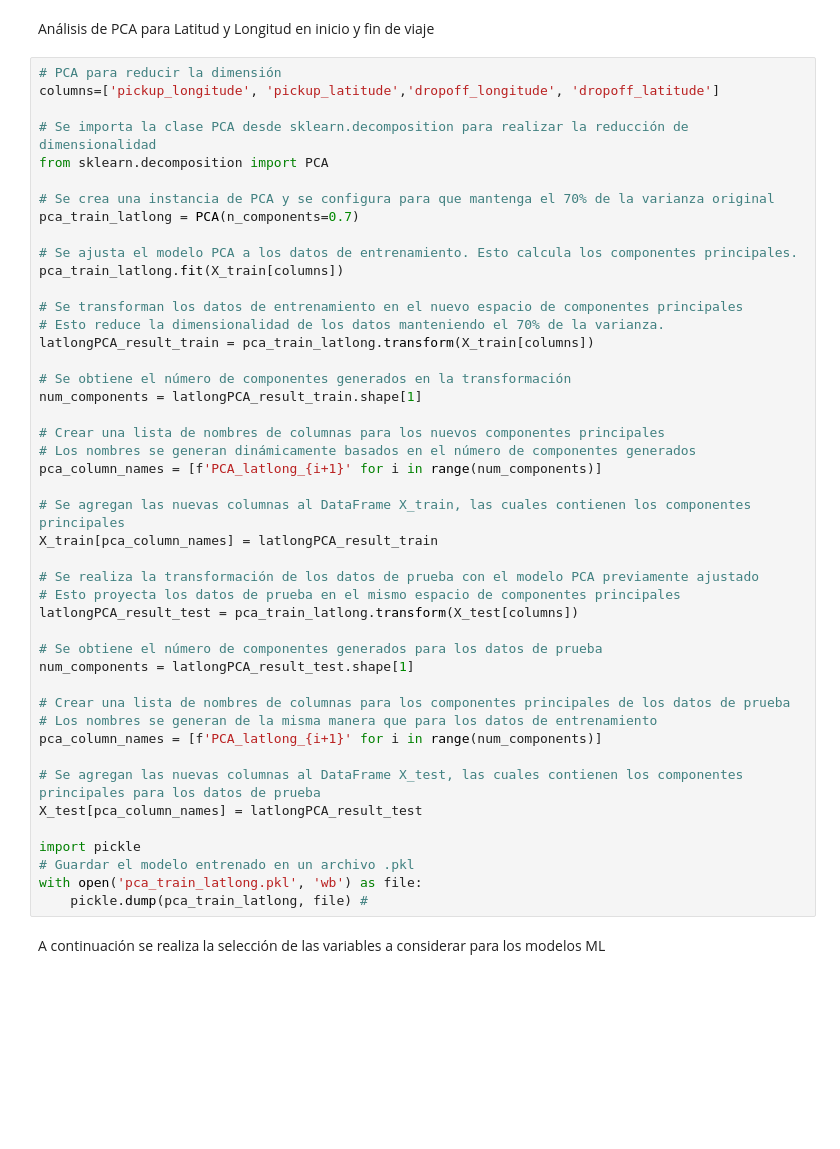
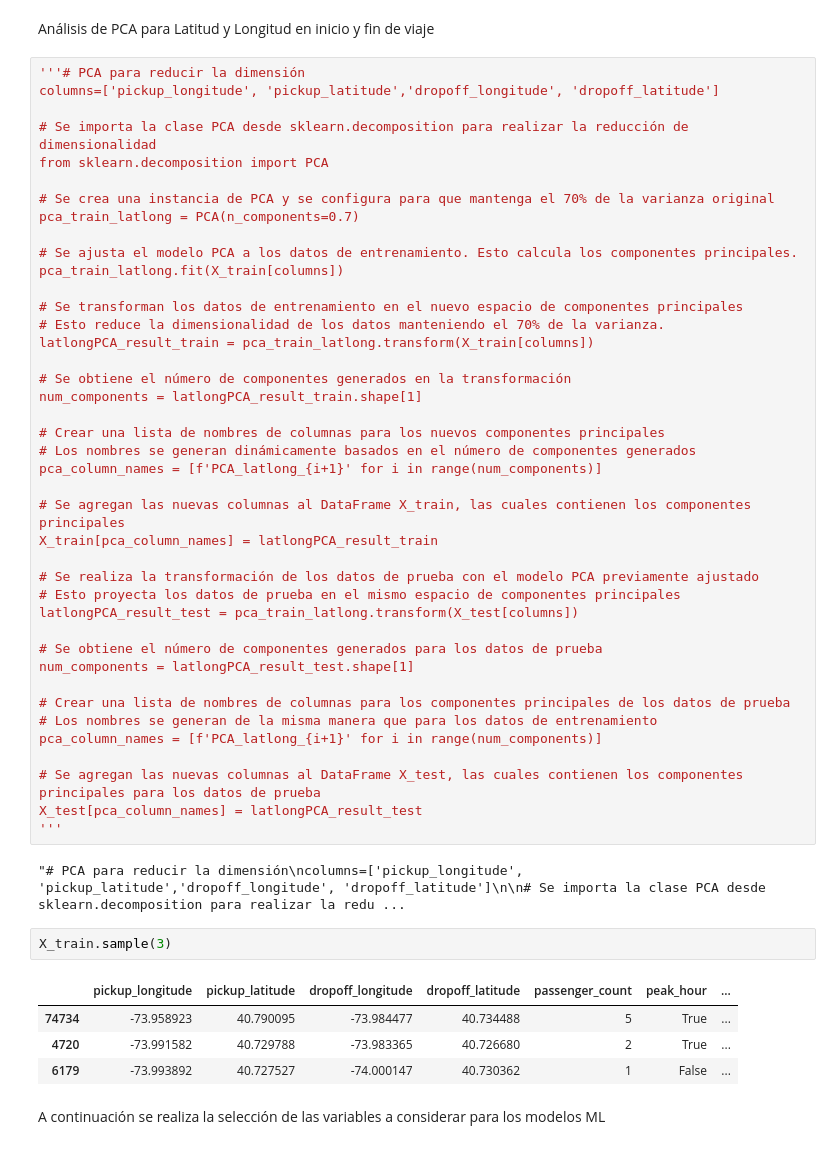
Before and after one commit to gerardoJI/ml_taxi, a Jupyter notebook: notebooks/ml.ipynb, the cells around one changed output. Cells and saved outputs as stored; diff of their text form; blank space fills up the shorter version.

```diff
--- a/notebooks/ml.ipynb
+++ b/notebooks/ml.ipynb
@@ -69,7 +71,7 @@ X_train, X_test, y_train, y_test = train_test_split(features, target, test_size
 # %% [markdown]
 Análisis de PCA para Latitud y Longitud en inicio y fin de viaje
 # %%
-# PCA para reducir la dimensión
+'''# PCA para reducir la dimensión
 columns=['pickup_longitude', 'pickup_latitude','dropoff_longitude', 'dropoff_latitude']
 
 # Se importa la clase PCA desde sklearn.decomposition para realizar la reducción de dimensionalidad
@@ -108,11 +110,16 @@ pca_column_names = [f'PCA_latlong_{i+1}' for i in range(num_components)]
 
 # Se agregan las nuevas columnas al DataFrame X_test, las cuales contienen los componentes principales para los datos de prueba
 X_test[pca_column_names] = latlongPCA_result_test
-
-import pickle
-# Guardar el modelo entrenado en un archivo .pkl
-with open('pca_train_latlong.pkl', 'wb') as file:
-    pickle.dump(pca_train_latlong, file) #
+'''
+# %% [output]
+"# PCA para reducir la dimensión\ncolumns=['pickup_longitude', 'pickup_latitude','dropoff_longitude', 'dropoff_latitude']\n\n# Se importa la clase PCA desde sklearn.decomposition para realizar la redu ...
+# %%
+X_train.sample(3)
+# %% [output]
+|  | pickup_longitude | pickup_latitude | dropoff_longitude | dropoff_latitude | passenger_count | peak_hour | ... |
+| 74734 | -73.958923 | 40.790095 | -73.984477 | 40.734488 | 5 | True | ... |
+| 4720 | -73.991582 | 40.729788 | -73.983365 | 40.726680 | 2 | True | ... |
+| 6179 | -73.993892 | 40.727527 | -74.000147 | 40.730362 | 1 | False | ... |
 # %% [markdown]
 A continuación se realiza la selección de las variables a considerar para los modelos ML
 # %%
```
Also changed, not shown: parts of 9 cells of this notebook, 5 other files.
